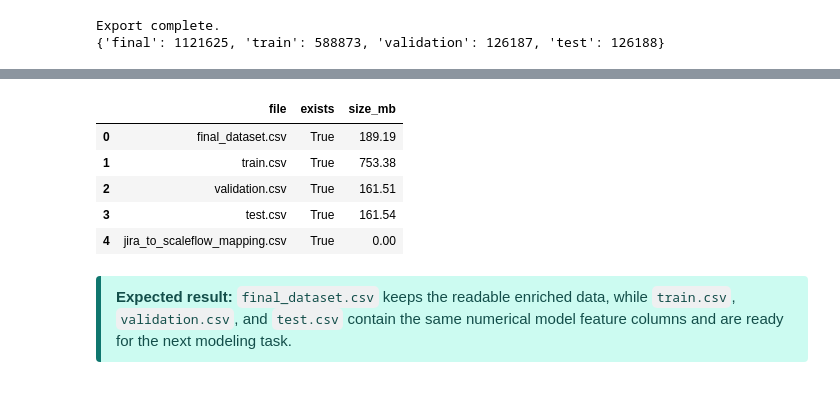
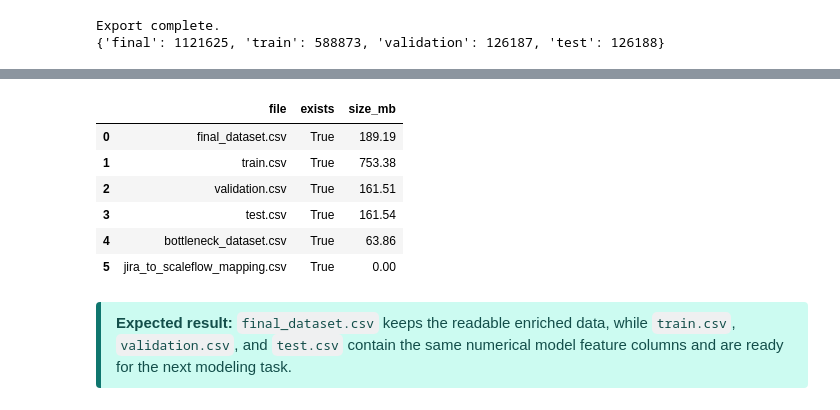
Before and after one commit to Shimaa-Habes/ScaleFlow, a Jupyter notebook: ScaleFlow/AI_ML/Notebooks/ScaleFlow_AI_ML_Data_Preparation.ipynb, the cells around one changed output, grey strips where cells are left out. Drawn from its saved outputs; the diff is of its cells as text; code cells hidden in the pictures.

Commit message:
Update AI ML preprocessing and bottleneck dataset

```diff
--- a/ScaleFlow/AI_ML/Notebooks/ScaleFlow_AI_ML_Data_Preparation.ipynb
+++ b/ScaleFlow/AI_ML/Notebooks/ScaleFlow_AI_ML_Data_Preparation.ipynb
@@ -125,10 +125,6 @@ FINAL_DATASET_PATH = PROCESSED_DIR / "final_dataset.csv"
 TRAIN_PATH = PROCESSED_DIR / "train.csv"
 VALIDATION_PATH = PROCESSED_DIR / "validation.csv"
 TEST_PATH = PROCESSED_DIR / "test.csv"
+BOTTLENECK_DATASET_PATH = PROCESSED_DIR / "bottleneck_dataset.csv"
 MAPPING_PATH = PROCESSED_DIR / "jira_to_scaleflow_mapping.csv"
 METADATA_PATH = PROCESSED_DIR / "preprocessing_metadata.json"
-
-print("Current working directory:", CURRENT_DIR)
-print("AI_ML folder:", AI_ML_DIR)
-print("Raw data folder:", RAW_DIR)
-print("Processed data folder:", PROCESSED_DIR)
@@ -1180,22 +1349,30 @@ Export complete.
 # %%
-output_files = [FINAL_DATASET_PATH, TRAIN_PATH, VALIDATION_PATH, TEST_PATH, MAPPING_PATH]
+output_files = [
+    FINAL_DATASET_PATH,
+    TRAIN_PATH,
+    VALIDATION_PATH,
+    TEST_PATH,
+    BOTTLENECK_DATASET_PATH,
+    MAPPING_PATH,
+]
 output_inventory = []
 
 for path in output_files:
     output_inventory.append({
         "file": path.name,
         "exists": path.exists(),
         "size_mb": round(path.stat().st_size / (1024 ** 2), 2) if path.exists() else None,
     })
 
 display(pd.DataFrame(output_inventory))
 # %% [output]
 |  | file | exists | size_mb |
 | 0 | final_dataset.csv | True | 189.19 |
 | 1 | train.csv | True | 753.38 |
 | 2 | validation.csv | True | 161.51 |
 | 3 | test.csv | True | 161.54 |
-| 4 | jira_to_scaleflow_mapping.csv | True | 0.00 |
+| 4 | bottleneck_dataset.csv | True | 63.86 |
+| 5 | jira_to_scaleflow_mapping.csv | True | 0.00 |
 # %% [markdown]
 <div style="border-left:5px solid #0F766E;background-color:#CCFBF1;padding:10px 15px;margin:10px 0;border-radius:4px;color:#134E4A;"><b>Expected result:</b> <code>final_dataset.csv</code> keeps the readable enriched data, while <code>train.csv</code>, <code>validation.csv</code>, and <code>test.csv</code> contain the same numerical model feature columns and are ready for the next modeling task.</div>
 # %% [markdown]
```
Also changed, not shown: parts of 10 cells of this notebook, 4 other files.
